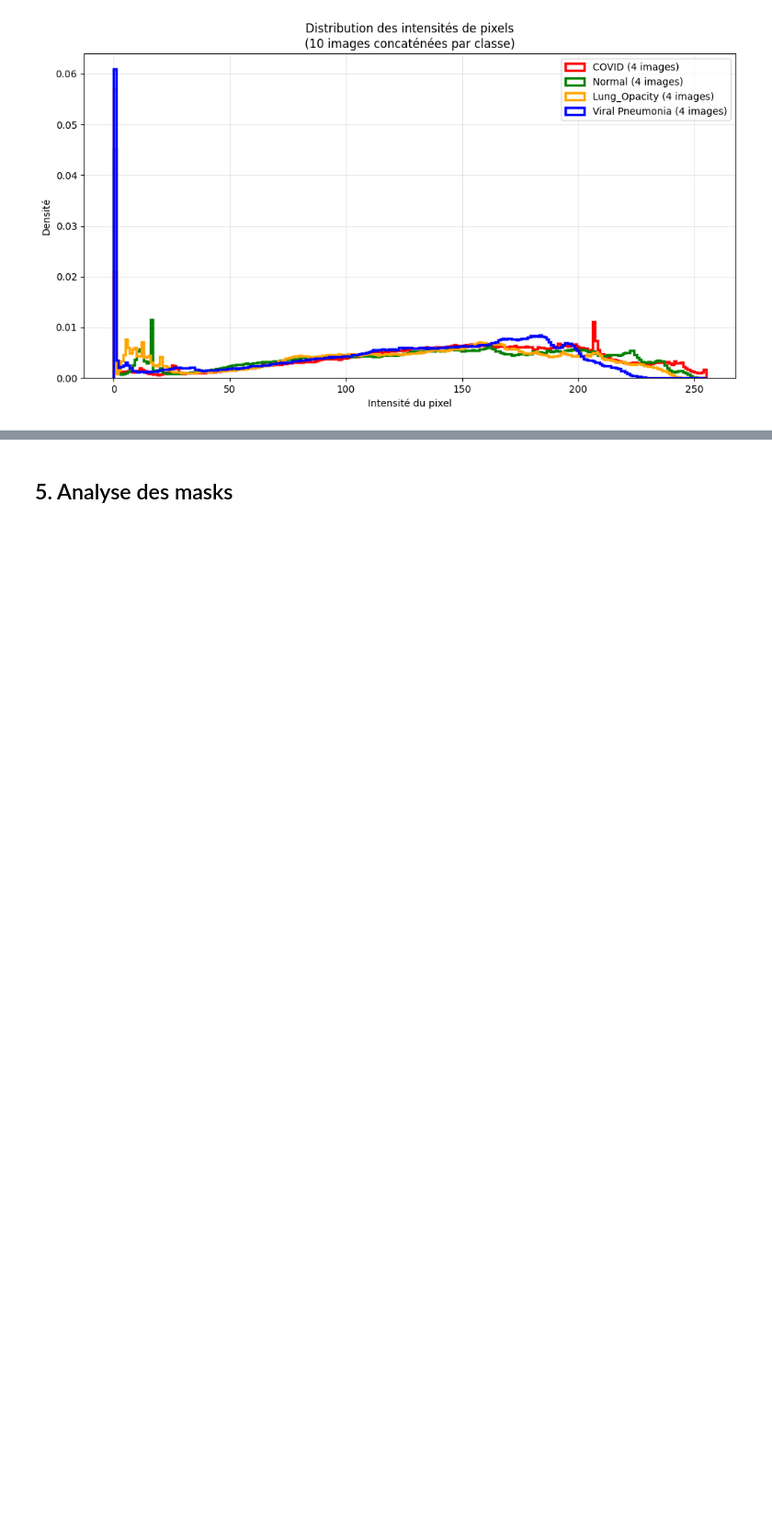
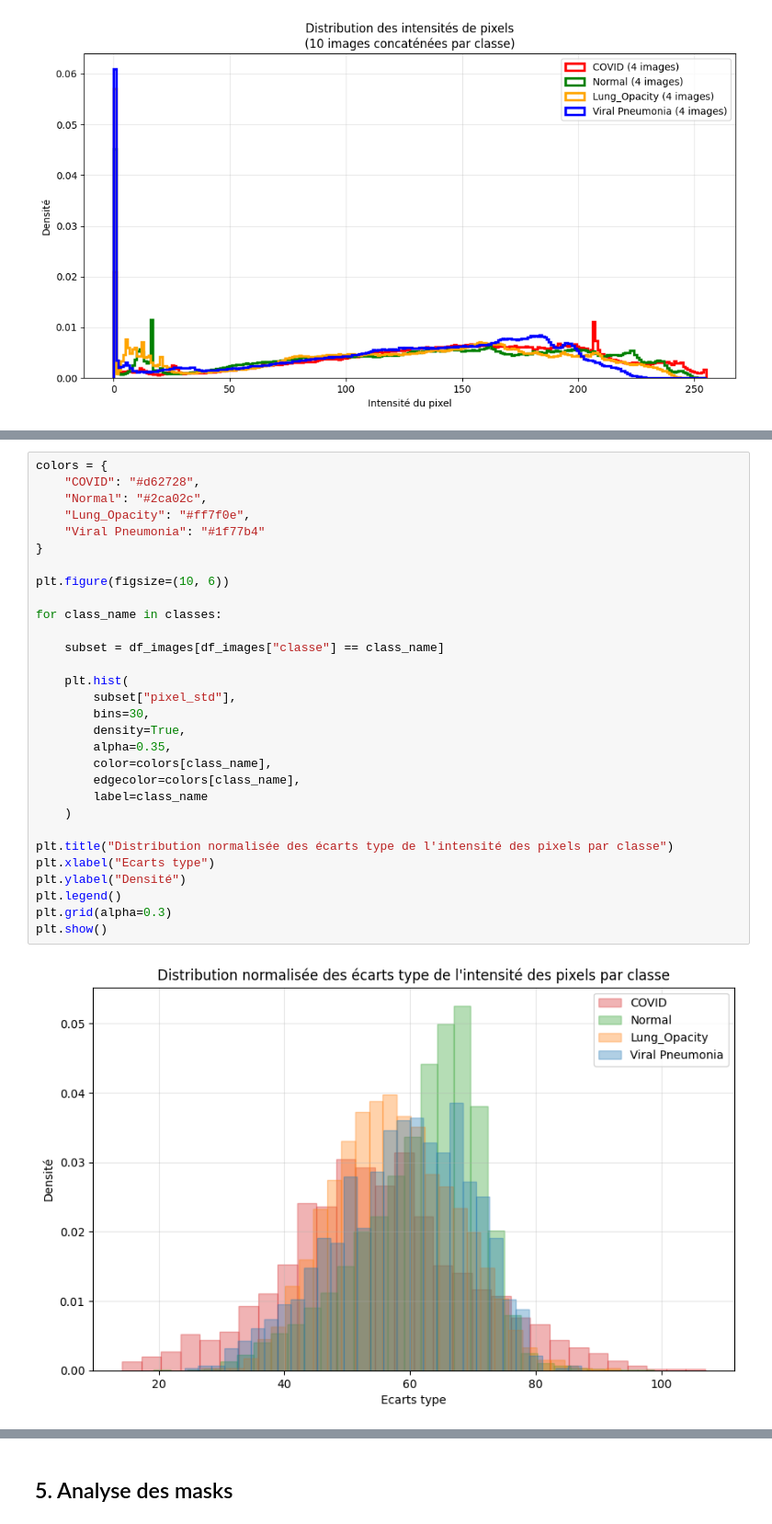
Before and after one commit to cyrilmarat/Liora_Covid, a Jupyter notebook: notebooks/exploration/Noura_exploration.ipynb, the cells around one changed output, grey strips where cells are left out. Shown at 92% size. Drawn from its saved outputs; the diff is of its cells as text; blank space fills up the shorter version.

```diff
--- a/notebooks/exploration/Noura_exploration.ipynb
+++ b/notebooks/exploration/Noura_exploration.ipynb
@@ -507,0 +521,32 @@ plt.show()
+# %%
+colors = {
+    "COVID": "#d62728",
+    "Normal": "#2ca02c",
+    "Lung_Opacity": "#ff7f0e",
+    "Viral Pneumonia": "#1f77b4"
+}
+
+plt.figure(figsize=(10, 6))
+
+for class_name in classes:
+
+    subset = df_images[df_images["classe"] == class_name]
+
+    plt.hist(
+        subset["pixel_std"],
+        bins=30,
+        density=True,
+        alpha=0.35,
+        color=colors[class_name],
+        edgecolor=colors[class_name],
+        label=class_name
+    )
+
+plt.title("Distribution normalisée des écarts type de l'intensité des pixels par classe")
+plt.xlabel("Ecarts type")
+plt.ylabel("Densité")
+plt.legend()
+plt.grid(alpha=0.3)
+plt.show()
+# %% [output]
+[figure, added]
```
Also changed, not shown: parts of 7 cells of this notebook.
